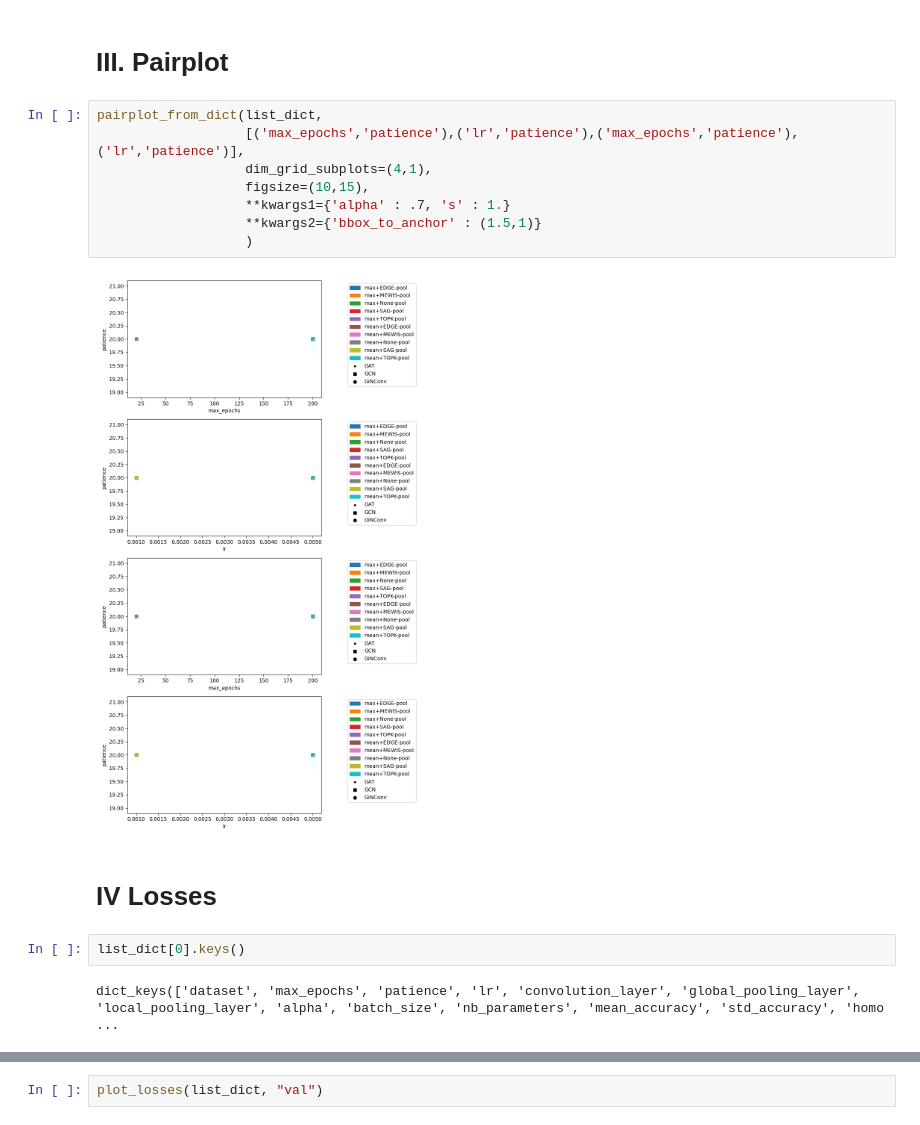
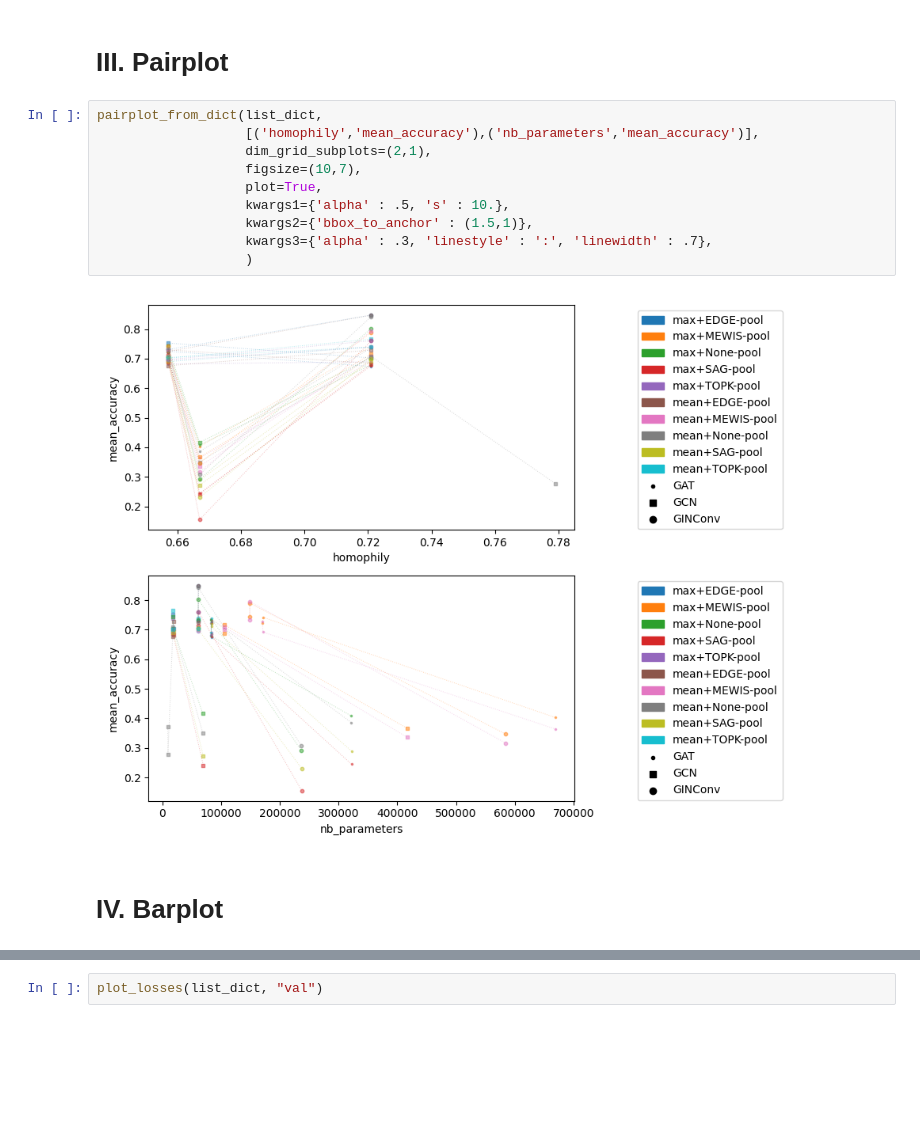
Before and after one commit to AntoineTSP/ML_research_seminar, a Jupyter notebook: Visualisation/Resultats_graphiques_GNN.ipynb, the cells around one changed output, grey strips where cells are left out. Drawn from its saved outputs; the diff is of its cells as text; blank space fills up the shorter version.

Commit message:
Visualisation changes Florent

```diff
--- a/Visualisation/Resultats_graphiques_GNN.ipynb
+++ b/Visualisation/Resultats_graphiques_GNN.ipynb
@@ -74,17 +78,15 @@ plot_from_dict(list_dict, alpha=.7);
 # III. Pairplot
 # %%
 pairplot_from_dict(list_dict,
-                   [('max_epochs','patience'),('lr','patience'),('max_epochs','patience'),('lr','patience')],
-                   dim_grid_subplots=(4,1),
-                   figsize=(10,15),
-                   **kwargs1={'alpha' : .7, 's' : 1.}
-                   **kwargs2={'bbox_to_anchor' : (1.5,1)}
+                   [('homophily','mean_accuracy'),('nb_parameters','mean_accuracy')],
+                   dim_grid_subplots=(2,1),
+                   figsize=(10,7),
+                   plot=True,
+                   kwargs1={'alpha' : .5, 's' : 10.},
+                   kwargs2={'bbox_to_anchor' : (1.5,1)},
+                   kwargs3={'alpha' : .3, 'linestyle' : ':', 'linewidth' : .7},
                    )
 # %% [output]
-[figure, old version]
+[figure, new version]
 # %% [markdown]
-# IV Losses
+# IV. Barplot
-# %%
-list_dict[0].keys()
-# %% [output]
-dict_keys(['dataset', 'max_epochs', 'patience', 'lr', 'convolution_layer', 'global_pooling_layer', 'local_pooling_layer', 'alpha', 'batch_size', 'nb_parameters', 'mean_accuracy', 'std_accuracy', 'homo ...
```
Also changed, not shown: parts of 9 cells of this notebook, 2 other files.
